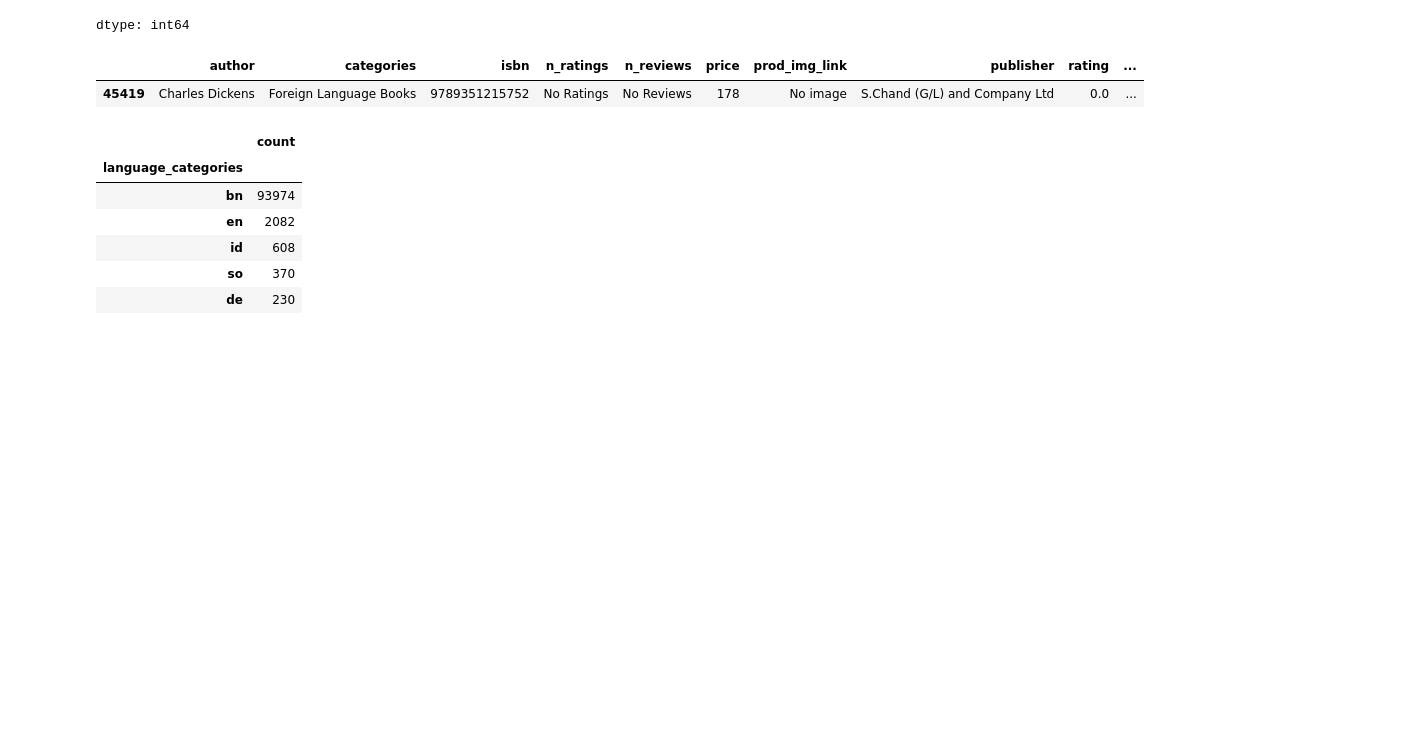
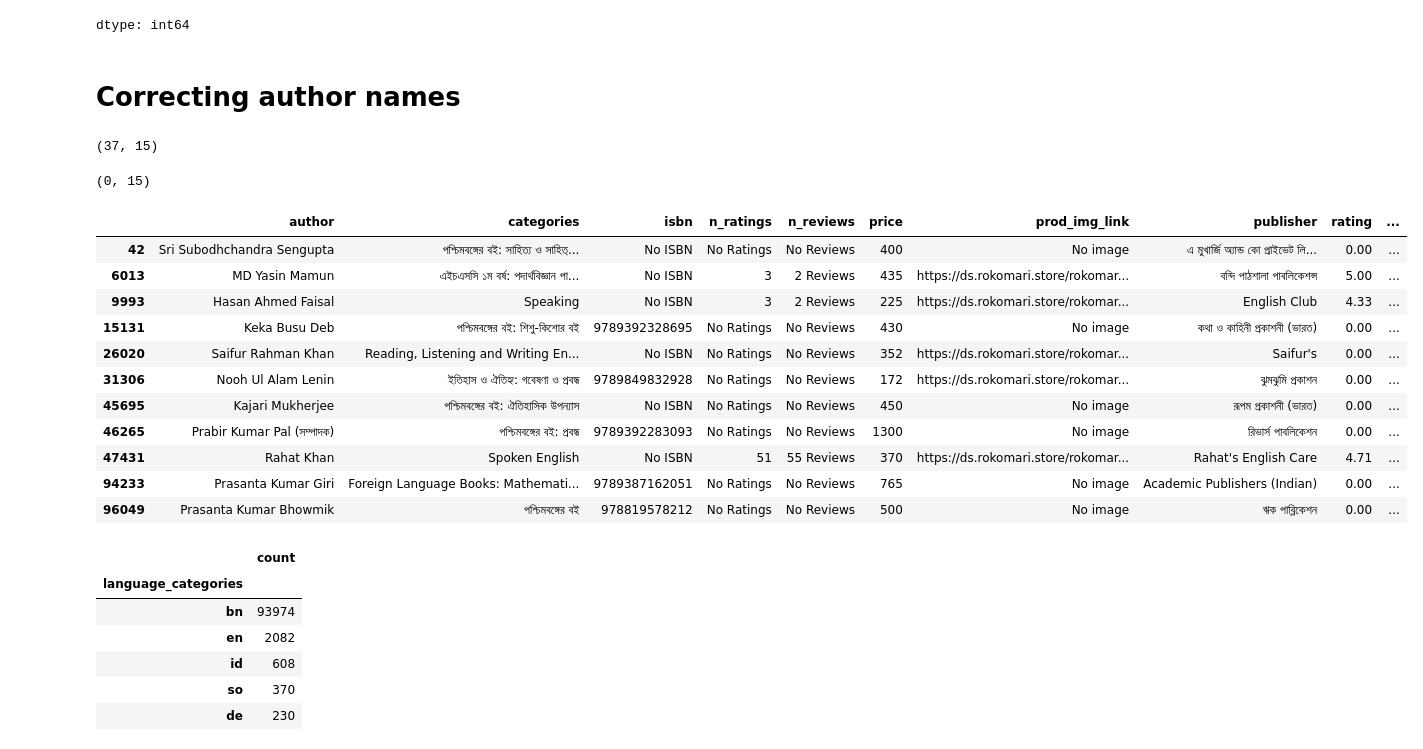
Before and after one commit to Tasfiq-K/recommendation_system_rokomari_books, a Jupyter notebook: preprocessing_bn_books.ipynb, the cells around one changed output. Drawn from its saved outputs; the diff is of its cells as text; code cells hidden in the pictures; blank space fills up the shorter version.

Commit message:
dropped rows with 'No Author'

```diff
--- a/preprocessing_bn_books.ipynb
+++ b/preprocessing_bn_books.ipynb
@@ -102,3 +102,17 @@ df_bn['language_author'].value_counts()
 | so | 1 |
 | et | 1 |
 dtype: int64
+# %% [markdown]
+# Correcting author names
+# %%
+df_bn.loc[df_bn['author'] == 'No Author'].shape
+# %% [output]
+(37, 15)
+# %%
+df_bn = df_bn.loc[~(df_bn['author'] == 'No Author')]
+# %%
+# Deletion successful
+
+df_bn.loc[df_bn['author'] == 'No Author'].shape
+# %% [output]
+(0, 15)
@@ -105,8 +126,18 @@ dtype: int64
 # %%
-df_bn.loc[df_bn['language_author'] == 'de']
+df_bn.loc[df_bn['language_author'] == 'id']
 # %% [output]
 |  | author | categories | isbn | n_ratings | n_reviews | price | prod_img_link | publisher | rating | ... |
-| 45419 | Charles Dickens | Foreign Language Books | 9789351215752 | No Ratings | No Reviews | 178 | No image | S.Chand (G/L) and Company Ltd | 0.0 | ... |
+| 42 | Sri Subodhchandra Sengupta | পশ্চিমবঙ্গের বই: সাহিত্য ও সাহিত্... | No ISBN | No Ratings | No Reviews | 400 | No image | এ মুখার্জি অ্যান্ড কো প্রাইভেট লি... | 0.00 | ... |
+| 6013 | MD Yasin Mamun | এইচএসসি ১ম বর্ষ: পদার্থবিজ্ঞান পা... | No ISBN | 3 | 2 Reviews | 435 | https://ds.rokomari.store/rokomar... | বন্দি পাঠশালা পাবলিকেশন্স | 5.00 | ... |
+| 9993 | Hasan Ahmed Faisal | Speaking | No ISBN | 3 | 2 Reviews | 225 | https://ds.rokomari.store/rokomar... | English Club | 4.33 | ... |
+| 15131 | Keka Busu Deb | পশ্চিমবঙ্গের বই: শিশু-কিশোর বই | 9789392328695 | No Ratings | No Reviews | 430 | No image | কথা ও কাহিনী প্রকাশনী (ভারত) | 0.00 | ... |
+| 26020 | Saifur Rahman Khan | Reading, Listening and Writing En... | No ISBN | No Ratings | No Reviews | 352 | https://ds.rokomari.store/rokomar... | Saifur's | 0.00 | ... |
+| 31306 | Nooh Ul Alam Lenin | ইতিহাস ও ঐতিহ্য: গবেষণা ও প্রবন্ধ | 9789849832928 | No Ratings | No Reviews | 172 | https://ds.rokomari.store/rokomar... | ঝুমঝুমি প্রকাশন | 0.00 | ... |
+| 45695 | Kajari Mukherjee | পশ্চিমবঙ্গের বই: ঐতিহাসিক উপন্যাস | No ISBN | No Ratings | No Reviews | 450 | No image | রূপম প্রকাশনী (ভারত) | 0.00 | ... |
+| 46265 | Prabir Kumar Pal (সম্পাদক) | পশ্চিমবঙ্গের বই: প্রবন্ধ | 9789392283093 | No Ratings | No Reviews | 1300 | No image | রিভার্স পাবলিকেশন | 0.00 | ... |
+| 47431 | Rahat Khan | Spoken English | No ISBN | 51 | 55 Reviews | 370 | https://ds.rokomari.store/rokomar... | Rahat's English Care | 4.71 | ... |
+| 94233 | Prasanta Kumar Giri | Foreign Language Books: Mathemati... | 9789387162051 | No Ratings | No Reviews | 765 | No image | Academic Publishers (Indian) | 0.00 | ... |
+| 96049 | Prasanta Kumar Bhowmik | পশ্চিমবঙ্গের বই | 978819578212 | No Ratings | No Reviews | 500 | No image | ঋক পাব্লিকেশন | 0.00 | ... |
 # %%
 df_bn['language_categories'].value_counts()
 # %% [output]
```
Also changed, not shown: parts of 2 cells of this notebook.
